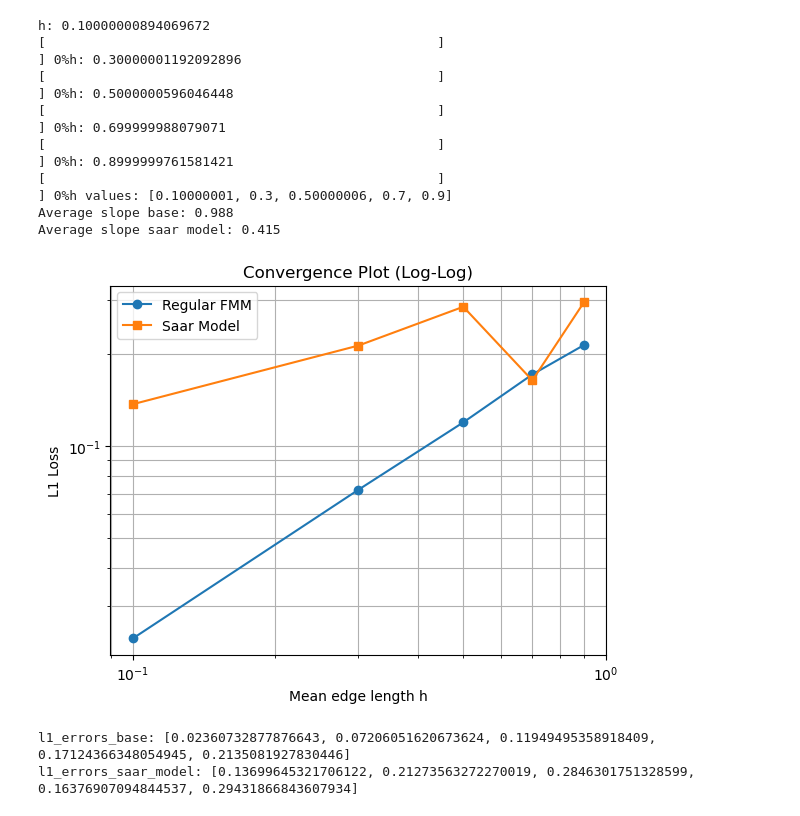
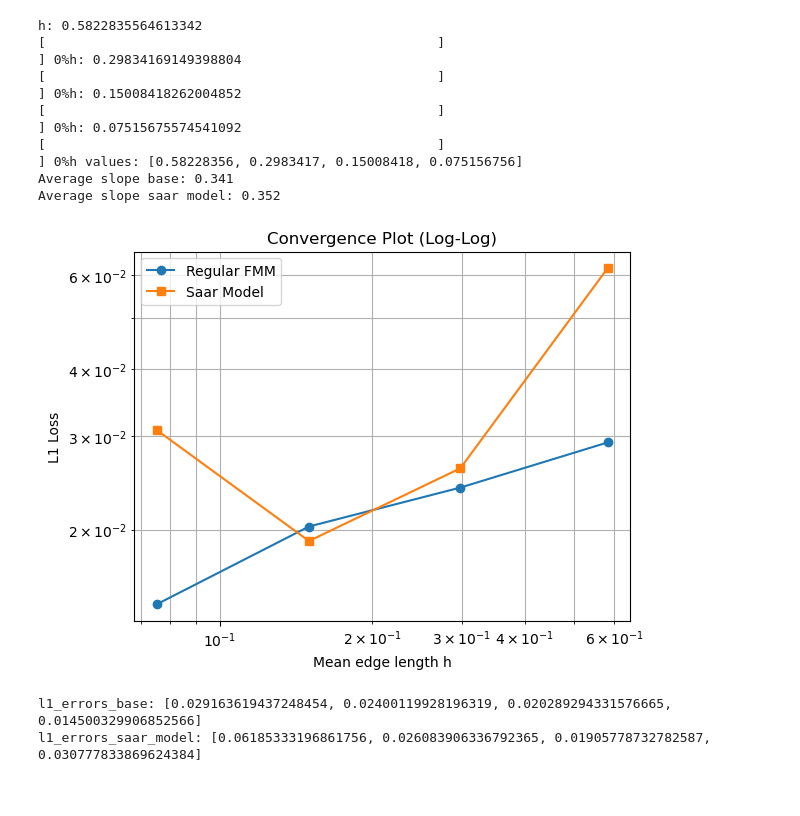
Before and after one commit to omertr616/Deep-Eikonal, a Jupyter notebook: test.ipynb, the cells around one changed output. Cells and saved outputs as stored; diff of their text form; code cells hidden in the pictures.

```diff
--- a/test.ipynb
+++ b/test.ipynb
@@ -216,7 +216,8 @@ def true_distances(points, radius, source_idx):
     return dists
 
 
-nsub_radius = make_spheres_radiuses_set(nsub=5, start_h=0.1, end_h=1.0, step=0.2)
+# nsub_radius = make_spheres_radiuses_set(nsub=3, start_h=0.1, end_h=1.0, step=0.25)
+nsub_radius = [(1.0, 1), (1.0, 2), (1.0, 3), (1.0, 4)]
 h_vals = []
 l1_errors_base = []
 l1_errors_saar_model = []#
@@ -235,7 +236,7 @@ for n_r in nsub_radius:
     local_solver = SpherePointNetRingFeatureExtractionFirstRing()
     local_solver = SpherePointNetRingAttention()
     local_solver = SpherePointNetRingAttentionAndConvolution()
-    checkpoint = torch.load("checkpoints/surface_attention_epoch7_loss1.905009452932109e-06.pt", map_location=device)
+    checkpoint = torch.load("checkpoints/dropout=0.1 num_heads=16/surface_attention_epoch9_loss1.5970629365875748e-06.pt", map_location=device)
     local_solver.load_state_dict(checkpoint["model_state_dict"])
     local_solver = local_solver.to(device)
     local_solver.eval()
@@ -247,41 +248,40 @@ for n_r in nsub_radius:
     for source_idx in source_idxs:
         distances_base = fmm(V=points, F=faces, source_index=source_idx)
         distances_saar_model = FMM_with_local_solver(graph, points, [source_idx], local_solver_model_ring3)
 
         true_geodesic = true_distances(points, radius, source_idx)
         l1_losses_base.append(np.mean(np.abs(distances_base - true_geodesic)))
         l1_losses_saar_model.append(np.mean(np.abs(distances_saar_model - true_geodesic)))
         # sphere["GeodesicDistance"] = true_geodesic
         # sphere.plot(scalars="GeodesicDistance", cmap="viridis", show_edges=False)
         # sphere["GeodesicDistance"] = distances_regular_FMM
         # sphere.plot(scalars="GeodesicDistance", cmap="viridis", show_edges=False)
         # sphere["GeodesicDistance"] = distances_saar_model
         # sphere.plot(scalars="GeodesicDistance", cmap="viridis", show_edges=False)
 
     l1_loss_regular_FMM = np.mean(l1_losses_base)
     l1_loss_saar_model = np.mean(l1_losses_saar_model)
     l1_errors_base.append(l1_loss_regular_FMM)
     l1_errors_saar_model.append(l1_loss_saar_model)
     h_vals.append(h)
 
 
 average_slope_regular_FMM = np.mean(np.diff(np.log(l1_errors_base)) / np.diff(np.log(h_vals)))
 average_slope_saar_model = np.mean(np.diff(np.log(l1_errors_saar_model)) / np.diff(np.log(h_vals)))
 print(f"h values: {h_vals}")
 print(f"Average slope base: {average_slope_regular_FMM:.3f}")
 print(f"Average slope saar model: {average_slope_saar_model:.3f}")
 plot_errors(h_vals, l1_errors_base, l1_errors_saar_model)
 print(f"l1_errors_base: {l1_errors_base}")
 print(f"l1_errors_saar_model: {l1_errors_saar_model}")
 # %% [output]
-h: 0.10000000894069672
-[                                                  ]                                                   ] 0%h: 0.30000001192092896
-[                                                  ]                                                   ] 0%h: 0.5000000596046448
-[                                                  ]                                                   ] 0%h: 0.699999988079071
-[                                                  ]                                                   ] 0%h: 0.8999999761581421
-[                                                  ]                                                   ] 0%h values: [0.10000001, 0.3, 0.50000006, 0.7, 0.9]
-Average slope base: 0.988
-Average slope saar model: 0.415
+h: 0.5822835564613342
+[                                                  ]                                                   ] 0%h: 0.29834169149398804
+[                                                  ]                                                   ] 0%h: 0.15008418262004852
+[                                                  ]                                                   ] 0%h: 0.07515675574541092
+[                                                  ]                                                   ] 0%h values: [0.58228356, 0.2983417, 0.15008418, 0.075156756]
+Average slope base: 0.341
+Average slope saar model: 0.352
-[figure, old version]
+[figure, new version]
-l1_errors_base: [0.02360732877876643, 0.07206051620673624, 0.11949495358918409, 0.17124366348054945, 0.2135081927830446]
-l1_errors_saar_model: [0.13699645321706122, 0.21273563272270019, 0.2846301751328599, 0.16376907094844537, 0.29431866843607934]
+l1_errors_base: [0.029163619437248454, 0.02400119928196319, 0.020289294331576665, 0.014500329906852566]
+l1_errors_saar_model: [0.06185333196861756, 0.026083906336792365, 0.01905778732782587, 0.030777833869624384]
```
Also changed, not shown: 13 other files.
